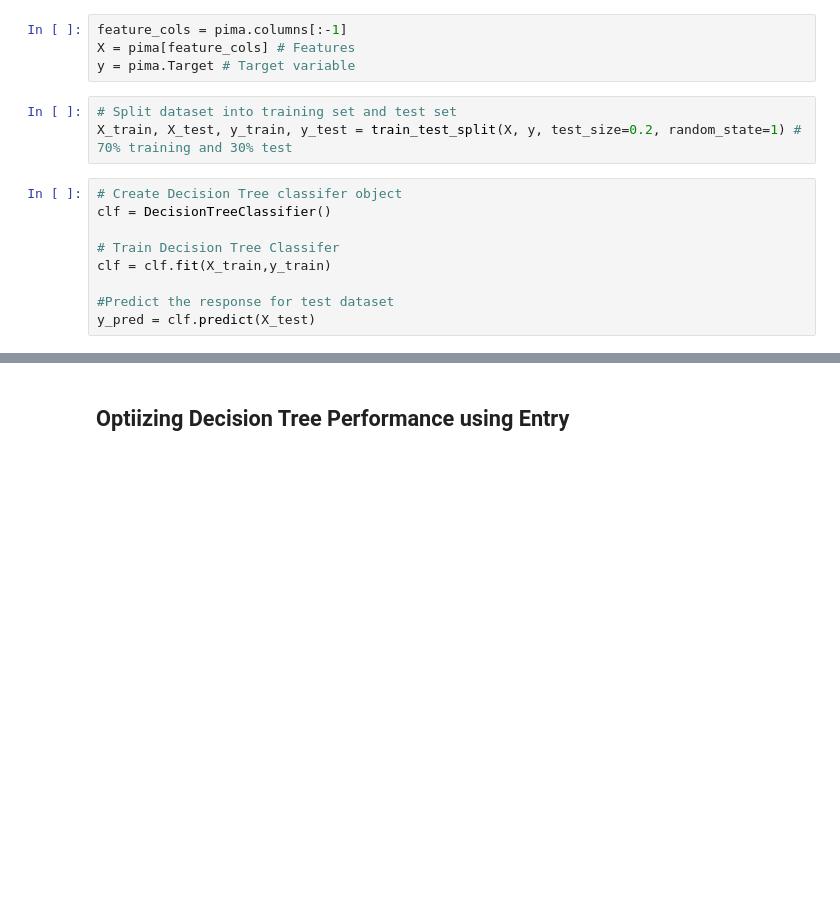
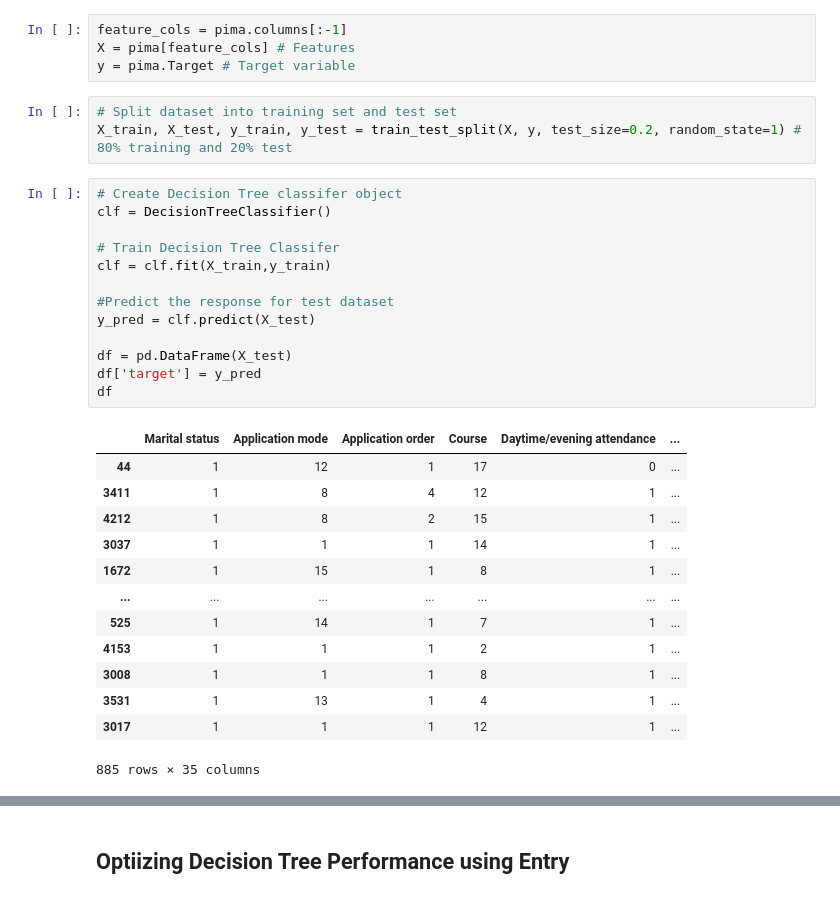
Before and after one commit to Saeem03/CSE-445-Project, a Jupyter notebook: Course Files/Practice/Decision Code .ipynb, the cells around one changed output, grey strips where cells are left out. Saved outputs shown, nothing was run; the diff lists cells and outputs as text; blank space fills up the shorter version.

```diff
--- a/Course Files/Practice/Decision Code .ipynb
+++ b/Course Files/Practice/Decision Code .ipynb
@@ -23,16 +23,34 @@ X = pima[feature_cols] # Features
 y = pima.Target # Target variable
 # %%
 # Split dataset into training set and test set
-X_train, X_test, y_train, y_test = train_test_split(X, y, test_size=0.2, random_state=1) # 70% training and 30% test
+X_train, X_test, y_train, y_test = train_test_split(X, y, test_size=0.2, random_state=1) # 80% training and 20% test
 # %%
 # Create Decision Tree classifer object
 clf = DecisionTreeClassifier()
 
 # Train Decision Tree Classifer
 clf = clf.fit(X_train,y_train)
 
 #Predict the response for test dataset
 y_pred = clf.predict(X_test)
+
+df = pd.DataFrame(X_test)
+df['target'] = y_pred
+df
+# %% [output]
+|  | Marital status | Application mode | Application order | Course | Daytime/evening attendance | ... |
+| 44 | 1 | 12 | 1 | 17 | 0 | ... |
+| 3411 | 1 | 8 | 4 | 12 | 1 | ... |
+| 4212 | 1 | 8 | 2 | 15 | 1 | ... |
+| 3037 | 1 | 1 | 1 | 14 | 1 | ... |
+| 1672 | 1 | 15 | 1 | 8 | 1 | ... |
+| ... | ... | ... | ... | ... | ... | ... |
+| 525 | 1 | 14 | 1 | 7 | 1 | ... |
+| 4153 | 1 | 1 | 1 | 2 | 1 | ... |
+| 3008 | 1 | 1 | 1 | 8 | 1 | ... |
+| 3531 | 1 | 13 | 1 | 4 | 1 | ... |
+| 3017 | 1 | 1 | 1 | 12 | 1 | ... |
+885 rows × 35 columns
 # %%
 print("Accuracy:",metrics.accuracy_score(y_test, y_pred))
 # %% [output]
```
Also changed, not shown: parts of 7 cells of this notebook, 15 other files.
